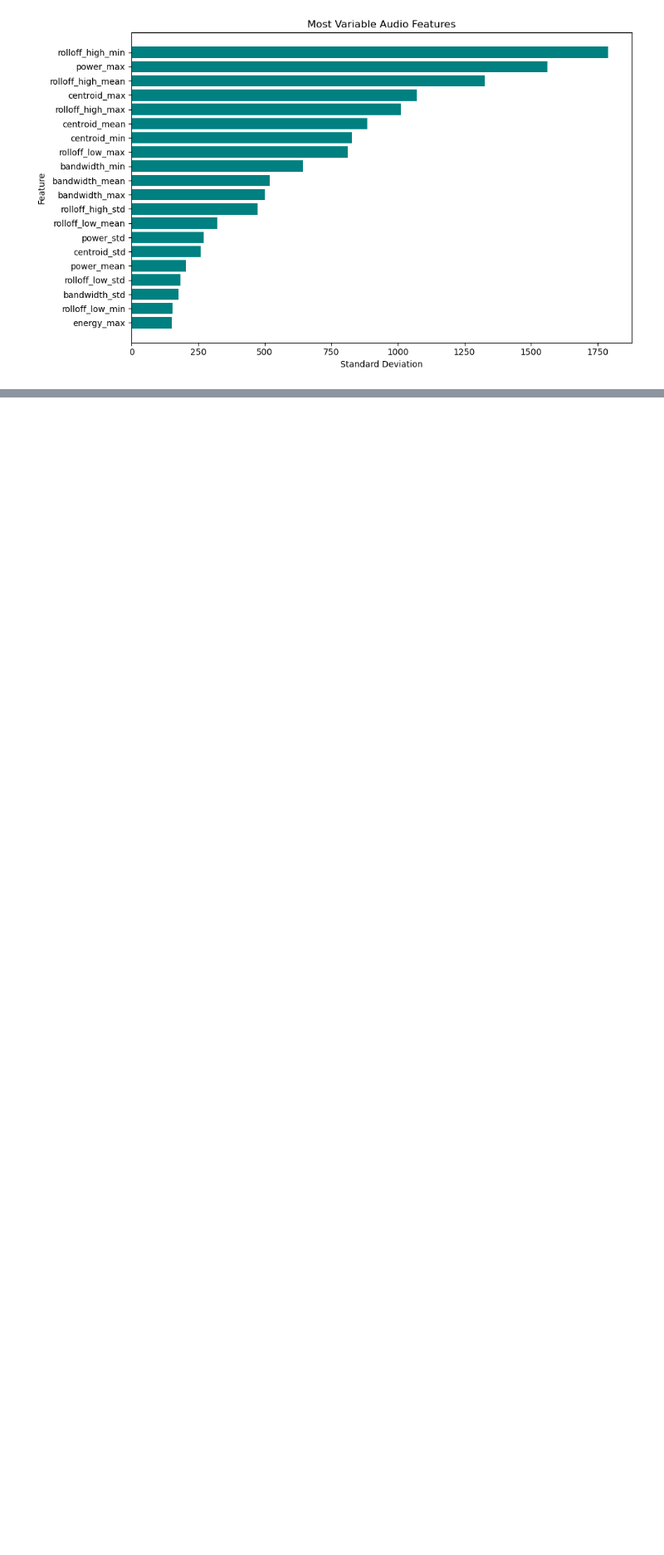
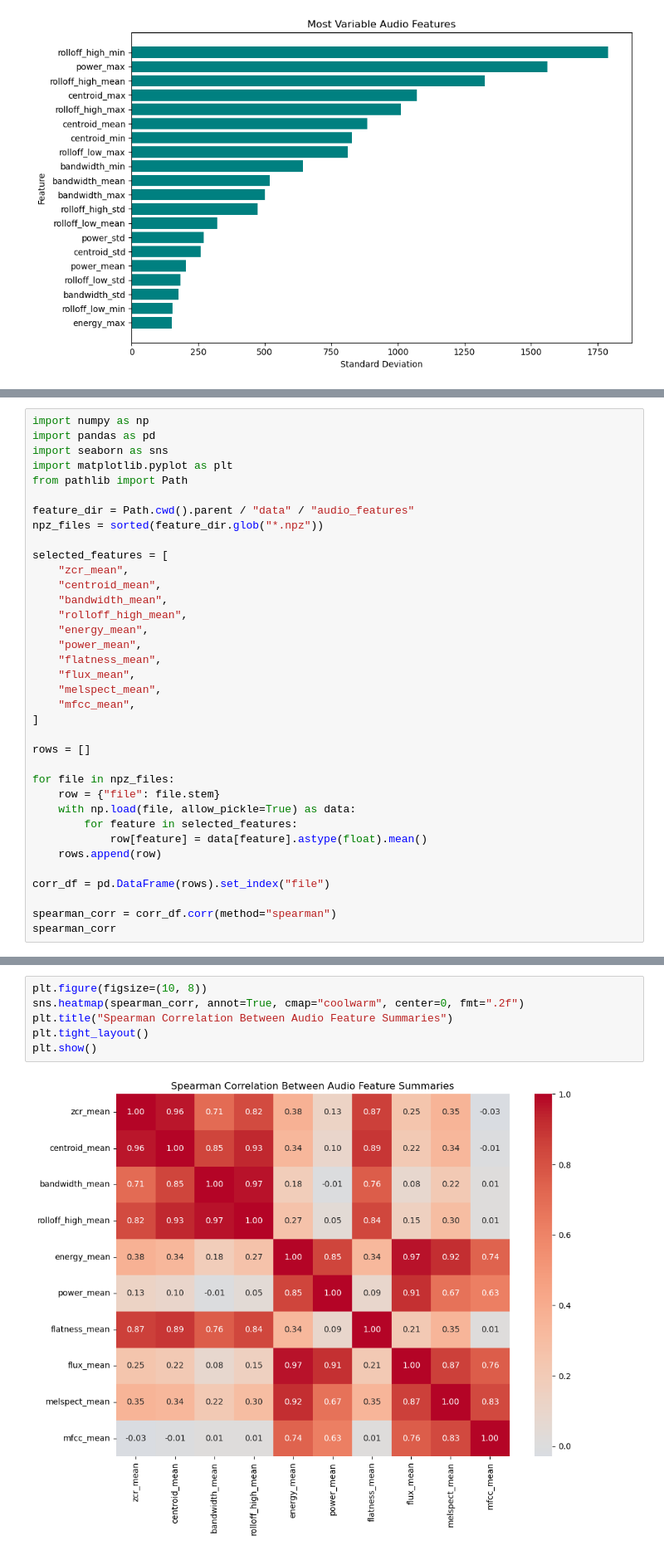
Before and after one commit to Carapet07/MLPC2026, a Jupyter notebook: notebooks/roma_npz_statistics.ipynb, the cells around one changed output, grey strips where cells are left out. Shown at 83% size. Cells and saved outputs as stored; diff of their text form; blank space fills up the shorter version.

```diff
--- a/notebooks/roma_npz_statistics.ipynb
+++ b/notebooks/roma_npz_statistics.ipynb
@@ -123,0 +166,36 @@ AttributeError: 'NoneType' object has no attribute 'open'
+# %%
+import numpy as np
+import pandas as pd
+import seaborn as sns
+import matplotlib.pyplot as plt
+from pathlib import Path
+
+feature_dir = Path.cwd().parent / "data" / "audio_features"
+npz_files = sorted(feature_dir.glob("*.npz"))
+
+selected_features = [
+    "zcr_mean",
+    "centroid_mean",
+    "bandwidth_mean",
+    "rolloff_high_mean",
+    "energy_mean",
+    "power_mean",
+    "flatness_mean",
+    "flux_mean",
+    "melspect_mean",
+    "mfcc_mean",
+]
+
+rows = []
+
+for file in npz_files:
+    row = {"file": file.stem}
+    with np.load(file, allow_pickle=True) as data:
+        for feature in selected_features:
+            row[feature] = data[feature].astype(float).mean()
+    rows.append(row)
+
+corr_df = pd.DataFrame(rows).set_index("file")
+
+spearman_corr = corr_df.corr(method="spearman")
+spearman_corr
@@ -123,0 +214,8 @@ AttributeError: 'NoneType' object has no attribute 'open'
+# %%
+plt.figure(figsize=(10, 8))
+sns.heatmap(spearman_corr, annot=True, cmap="coolwarm", center=0, fmt=".2f")
+plt.title("Spearman Correlation Between Audio Feature Summaries")
+plt.tight_layout()
+plt.show()
+# %% [output]
+[figure, added]
```
Also changed, not shown: parts of 7 cells of this notebook, 2 other files.
